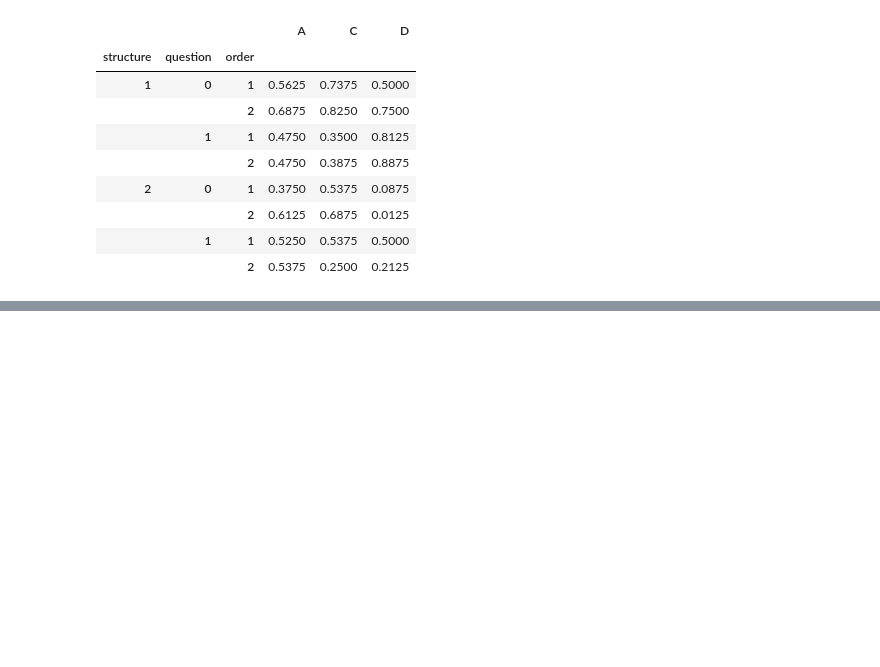
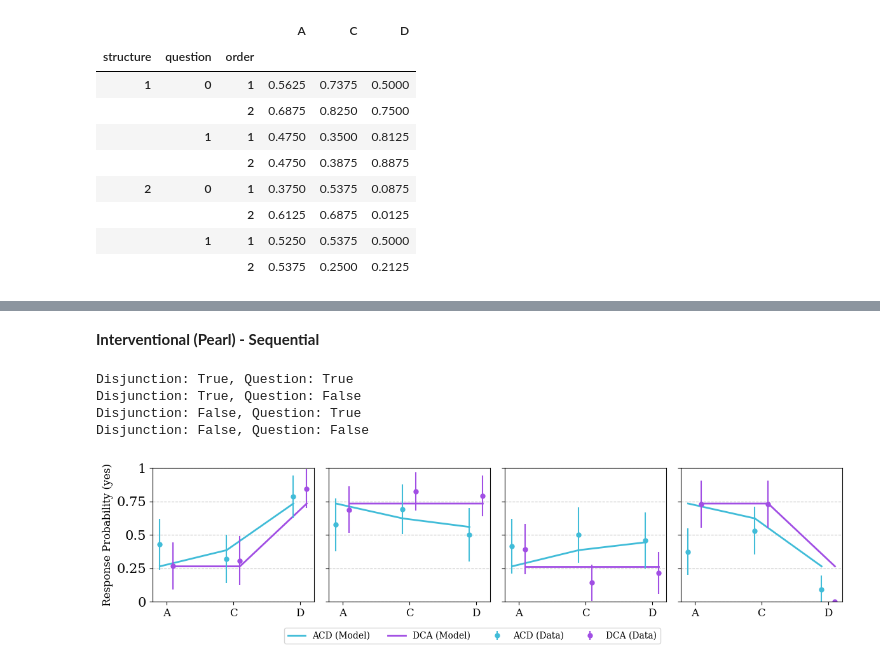
Before and after one commit to navarrenicolas/backtracking_counterfactuals, a Jupyter notebook: code/notebooks/results.ipynb, the cells around one changed output, grey strips where cells are left out. Saved outputs shown, nothing was run; the diff lists cells and outputs as text; code cells hidden in the pictures; blank space fills up the shorter version.

Commit message:
Adding figures to readme. Making results easier to find.

```diff
--- a/code/notebooks/results.ipynb
+++ b/code/notebooks/results.ipynb
@@ -399,0 +404,10 @@ plot_order_predictions_grid(order_preds, exp2_data, figsize=(12, 2.8), non_zero=
+# %% [markdown]
+**Interventional (Pearl) - Sequential**
+# %%
+plot_order_predictions_grid(get_order_preds(fit_results['BC_full_s1']), exp2_data, figsize=(12, 2.8), non_zero=True, save_fig=0)
+# %% [output]
+Disjunction: True, Question: True
+Disjunction: True, Question: False
+Disjunction: False, Question: True
+Disjunction: False, Question: False
+[figure, added]
```
Also changed, not shown: parts of 8 cells of this notebook, 6 other files.
